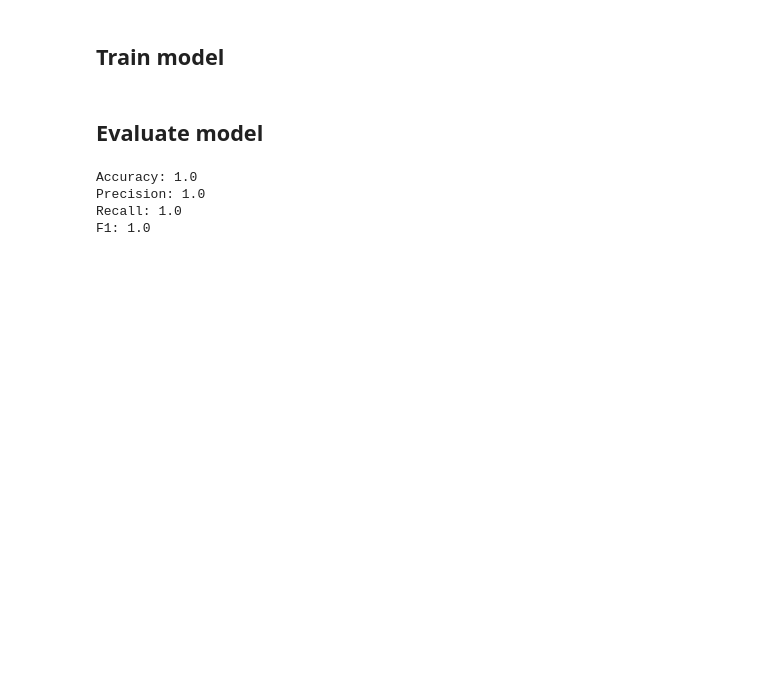
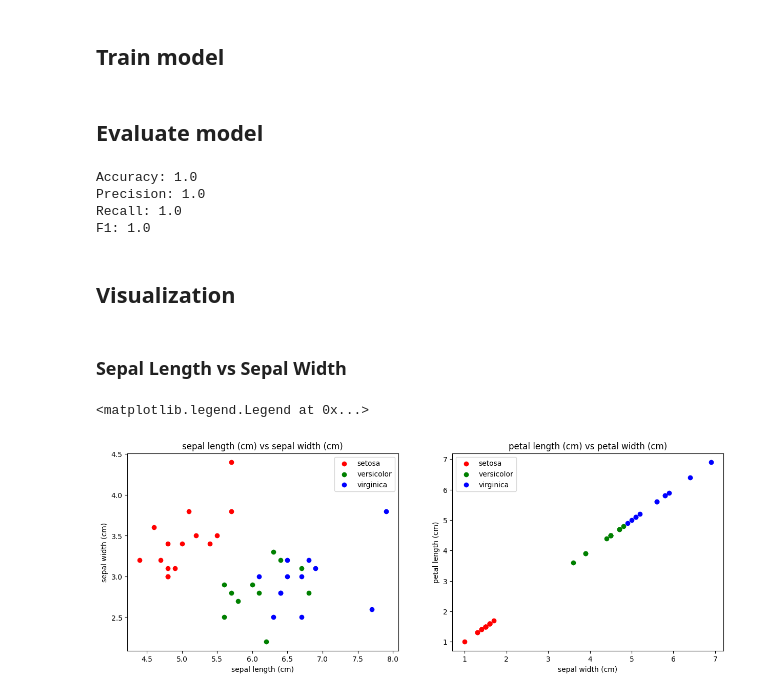
Before and after one commit to vishwasg217/ml-from-scratch, a Jupyter notebook: k-nearest-neighbours/knn.ipynb, the cells around one changed output. Drawn from its saved outputs; the diff is of its cells as text; code cells hidden in the pictures; blank space fills up the shorter version.

Commit message:
knn model visualization

```diff
--- a/k-nearest-neighbours/knn.ipynb
+++ b/k-nearest-neighbours/knn.ipynb
@@ -99,3 +99,33 @@ Accuracy: 1.0
 Precision: 1.0
 Recall: 1.0
 F1: 1.0
+# %% [markdown]
+## Visualization
+# %% [markdown]
+### Sepal Length vs Sepal Width
+# %%
+colors = ['r', 'g', 'b']
+
+target_names = iris.target_names
+feature_names = iris.feature_names
+
+fig, ax = plt.subplots(1, 2, figsize=(15, 5))
+for i, target_name in enumerate(target_names):
+    ax[0].scatter(X_test[y_test==i, 0], X_test[y_test==i, 1], c=colors[i], label=target_name)
+
+ax[0].set_xlabel(feature_names[0])
+ax[0].set_ylabel(feature_names[1])
+ax[0].set_title(f"{feature_names[0]} vs {feature_names[1]}")
+ax[0].legend()
+
+
+for i, target_name in enumerate(target_names):
+    ax[1].scatter(X_test[y_test==i, 2], X_test[y_test==i, 2], c=colors[i], label=target_name)
+
+ax[1].set_xlabel(feature_names[1])
+ax[1].set_ylabel(feature_names[2])
+ax[1].set_title(f"{feature_names[2]} vs {feature_names[3]}")
+ax[1].legend()
+# %% [output]
+<matplotlib.legend.Legend at 0x...>
+[figure, added]
```
